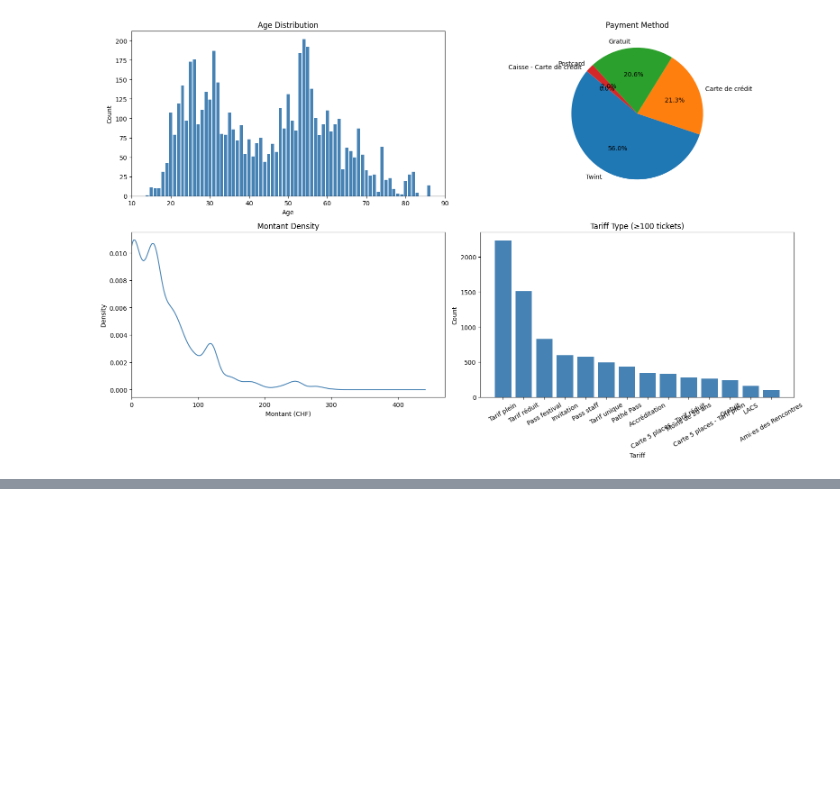
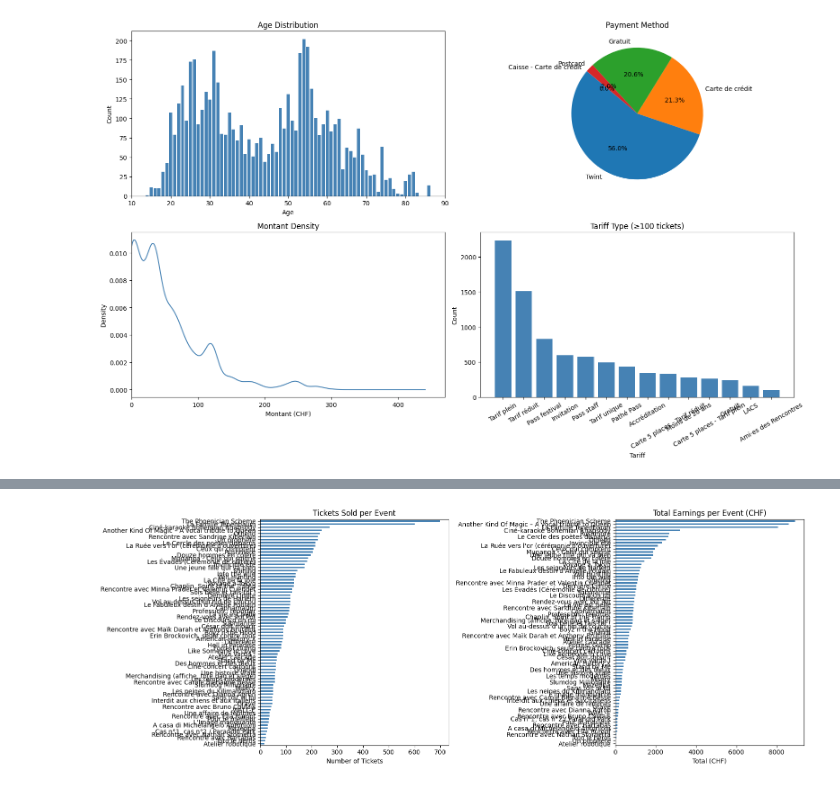
Before and after one commit to twillixa/Algorithm-in-BI, a Jupyter notebook: Main.ipynb, the cells around one changed output, grey strips where cells are left out. Saved outputs shown, nothing was run; the diff lists cells and outputs as text; code cells hidden in the pictures; blank space fills up the shorter version.

```diff
--- a/Main.ipynb
+++ b/Main.ipynb
@@ -239,0 +274,31 @@ plt.show()
+# %%
+import matplotlib.pyplot as plt
+
+fig, axes = plt.subplots(1, 2, figsize=(16, 6))
+
+# 1. Tickets sold per event
+tickets_per_event = (
+    merged.groupby("event name")["order number"]
+    .count()
+    .sort_values(ascending=True)
+)
+tickets_per_event.plot.barh(ax=axes[0], color="steelblue")
+axes[0].set_title("Tickets Sold per Event")
+axes[0].set_xlabel("Number of Tickets")
+axes[0].set_ylabel("")
+
+# 2. Aggregate earnings per event (prix_final = Amount avec promotion)
+earnings_per_event = (
+    merged.groupby("event name")["Amount avec promotion"]
+    .sum()
+    .sort_values(ascending=True)
+)
+earnings_per_event.plot.barh(ax=axes[1], color="steelblue")
+axes[1].set_title("Total Earnings per Event (CHF)")
+axes[1].set_xlabel("Total (CHF)")
+axes[1].set_ylabel("")
+
+plt.tight_layout()
+plt.show()
+# %% [output]
+[figure, added]
```
Also changed, not shown: parts of 4 cells of this notebook.
